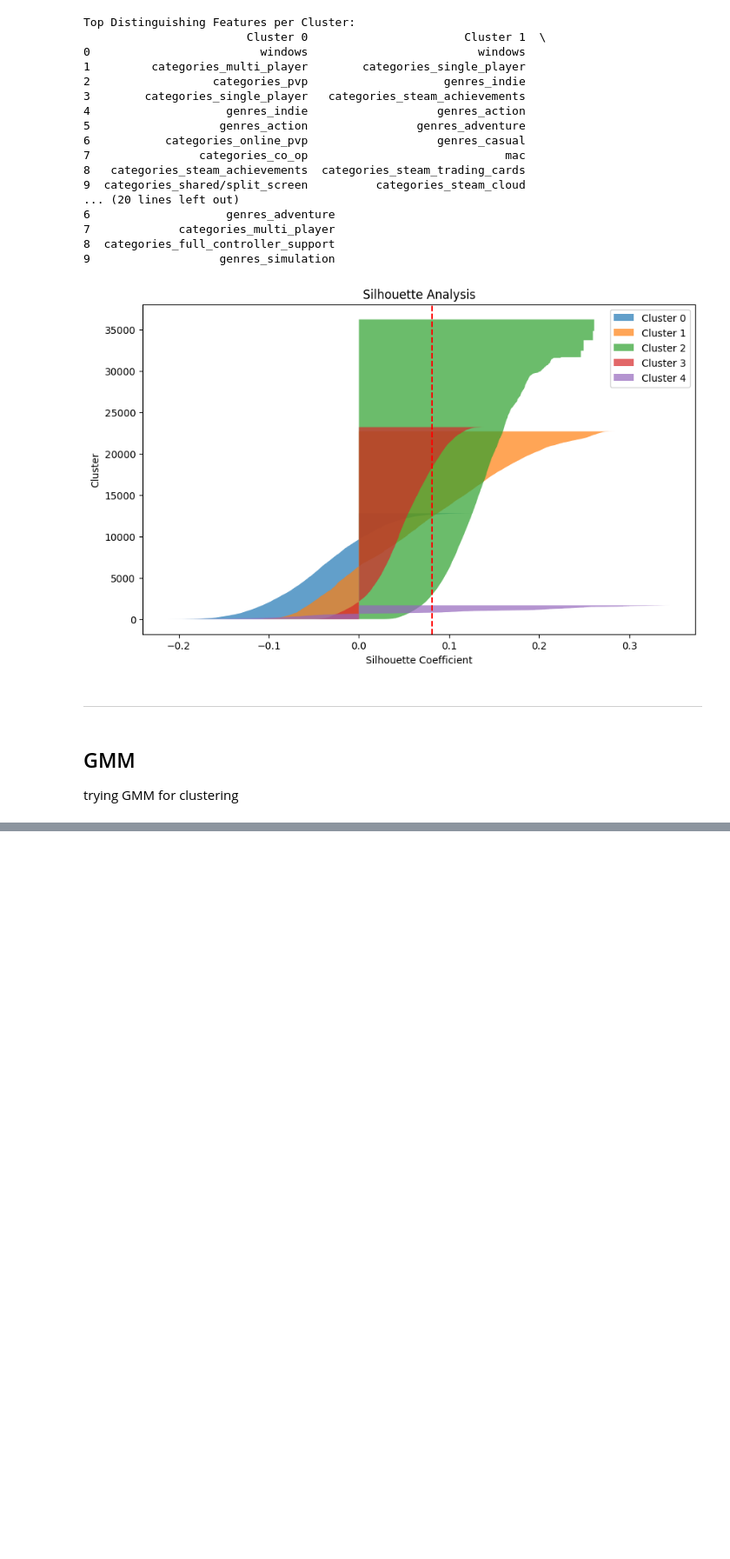
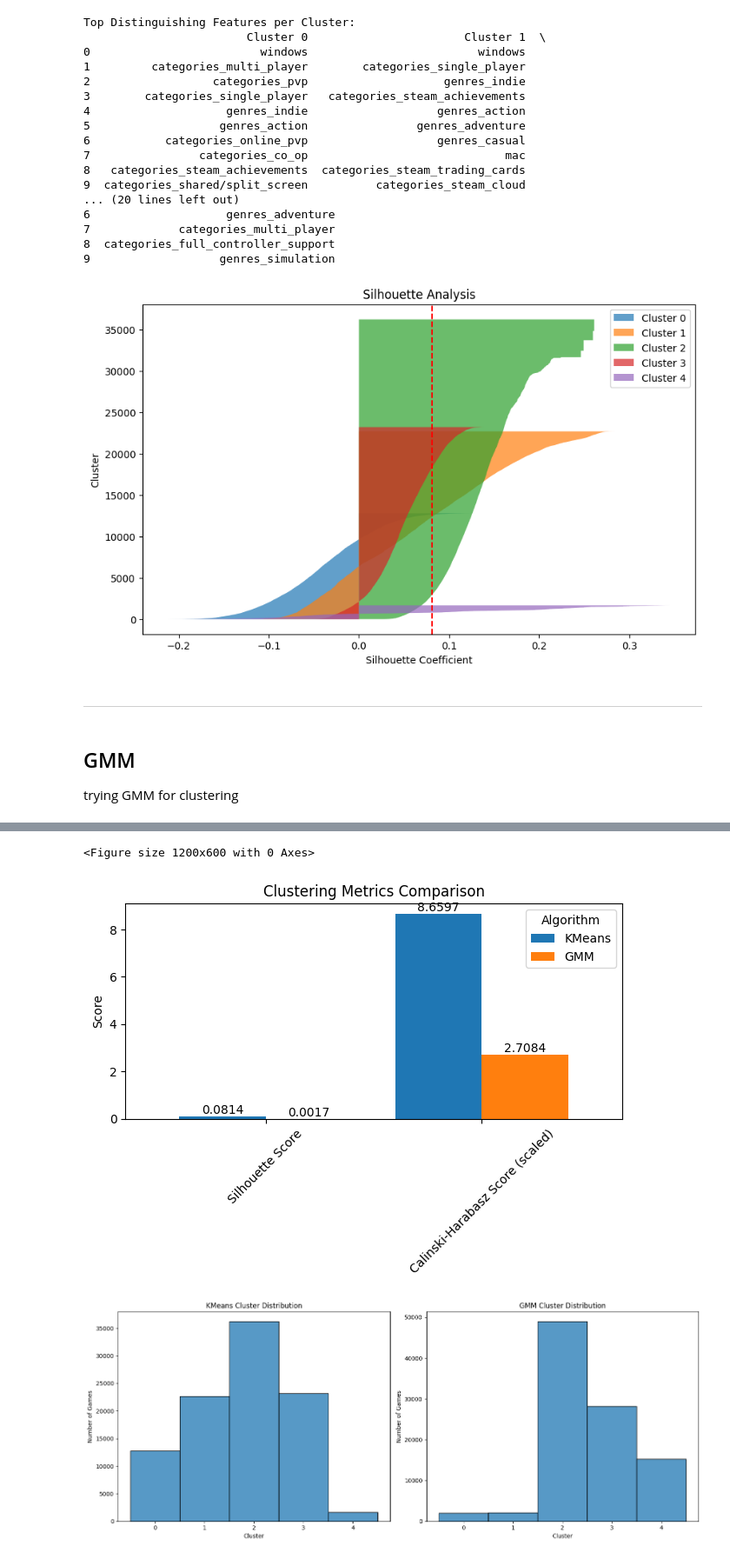
Before and after one commit to adsh16/game-recommendation-system, a Jupyter notebook: main2.ipynb, the cells around one changed output, grey strips where cells are left out. Shown at 87% size. Saved outputs shown, nothing was run; the diff lists cells and outputs as text; code cells hidden in the pictures; blank space fills up the shorter version.

```diff
--- a/main2.ipynb
+++ b/main2.ipynb
@@ -412,0 +424,69 @@ print(f"{'Calinski-Harabasz':<20} {calinski:<15.4f} {gmm_calinski:<15.4f}")
+# %%
+import matplotlib.pyplot as plt
+import seaborn as sns
+
+# 1. Bar plot comparing metrics
+plt.figure(figsize=(12, 6))
+metrics_df = pd.DataFrame({
+    'KMeans': [silhouette, calinski],
+    'GMM': [gmm_silhouette, gmm_calinski]
+}, index=['Silhouette Score', 'Calinski-Harabasz Score (scaled)'])
+
+# Scale down Calinski-Harabasz for better visualization
+metrics_df.loc['Calinski-Harabasz Score (scaled)'] /= 1000
+
+ax = metrics_df.plot(kind='bar', width=0.8)
+plt.title('Clustering Metrics Comparison')
+plt.ylabel('Score')
+plt.xticks(rotation=45)
+plt.legend(title='Algorithm')
+for container in ax.containers:
+    ax.bar_label(container, fmt='%.4f')
+plt.tight_layout()
+plt.show()
+
+# 2. Cluster Size Distribution Comparison
+plt.figure(figsize=(15, 6))
+
+plt.subplot(1, 2, 1)
+sns.histplot(labels, bins=5, discrete=True)
+plt.title('KMeans Cluster Distribution')
+plt.xlabel('Cluster')
+plt.ylabel('Number of Games')
+
+plt.subplot(1, 2, 2)
+sns.histplot(gmm_labels, bins=5, discrete=True)
+plt.title('GMM Cluster Distribution')
+plt.xlabel('Cluster')
+plt.ylabel('Number of Games')
+
+plt.tight_layout()
+plt.show()
+
+# 3. Cluster Assignment Comparison
+comparison_df = pd.DataFrame({
+    'KMeans': labels,
+    'GMM': gmm_labels
+})
+
+plt.figure(figsize=(10, 8))
+confusion_matrix = pd.crosstab(comparison_df['KMeans'], comparison_df['GMM'])
+sns.heatmap(confusion_matrix, annot=True, fmt='d', cmap='YlOrRd')
+plt.title('Cluster Assignment Comparison\nKMeans vs GMM')
+plt.xlabel('GMM Clusters')
+plt.ylabel('KMeans Clusters')
+plt.show()
+
+# 4. Probability Distribution (GMM specific)
+plt.figure(figsize=(10, 6))
+probabilities = gmm_model.predict_proba(features_array)
+avg_probabilities = probabilities.mean(axis=0)
+plt.bar(range(5), avg_probabilities)
+plt.title('Average Cluster Assignment Probabilities (GMM)')
+plt.xlabel('Cluster')
+plt.ylabel('Average Probability')
+plt.show()
+# %% [output]
+<Figure size 1200x600 with 0 Axes>
+[figure, added]
+[figure, added]
```
Also changed, not shown: parts of 4 cells of this notebook.
